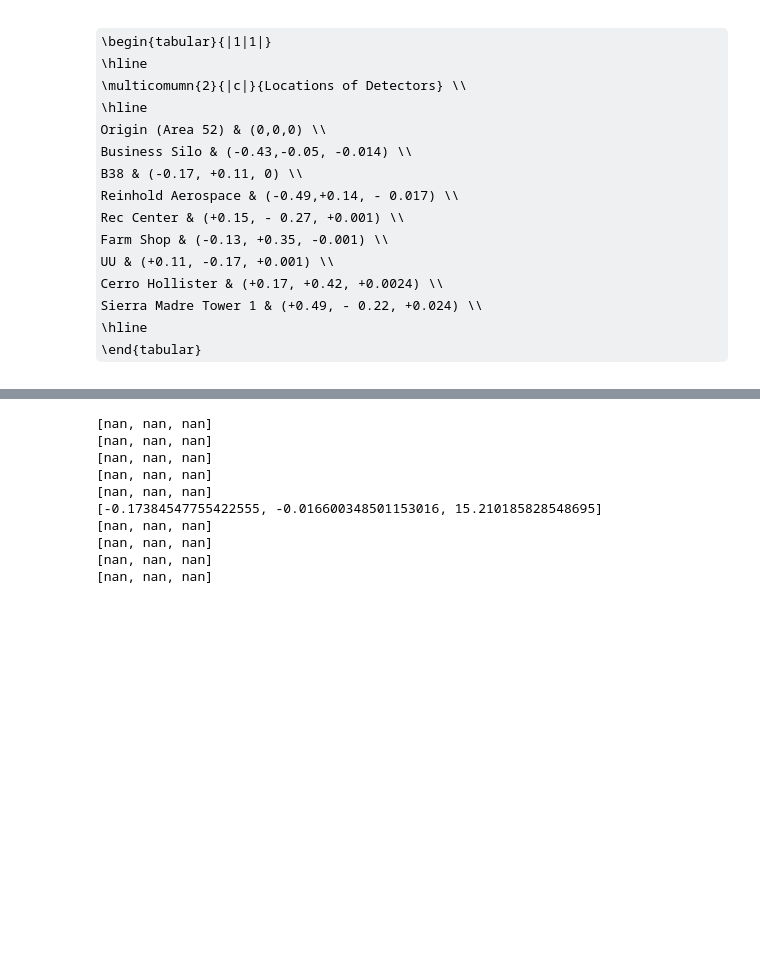
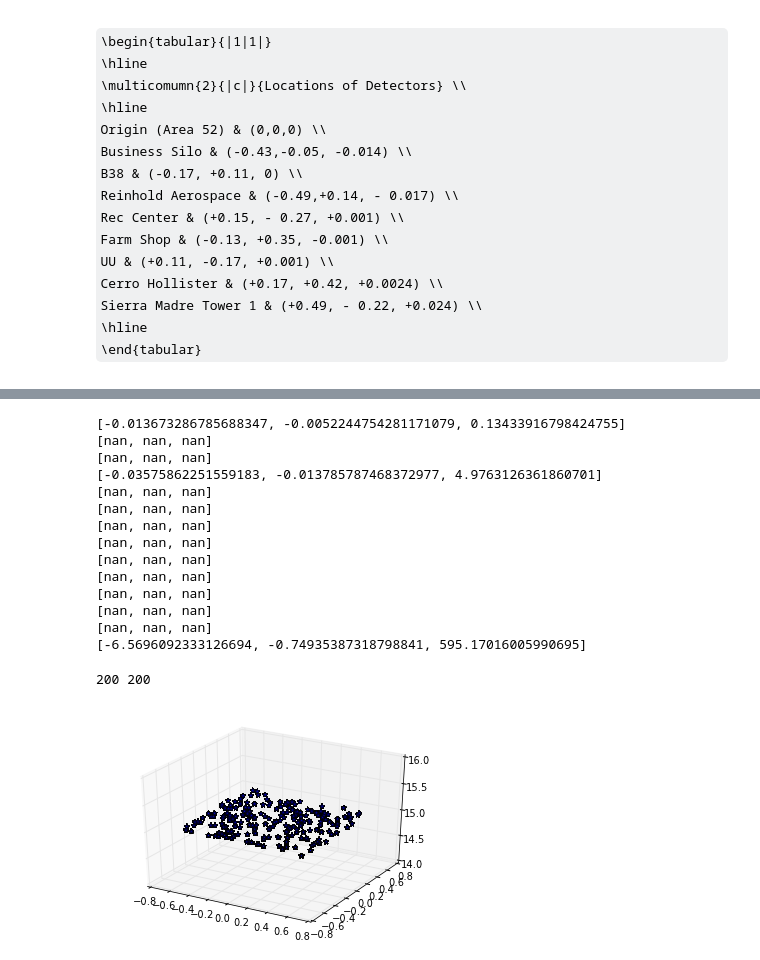
Before and after one commit to kreyno10/PHYS202-S13, a Jupyter notebook: Projects/Multilateration for Cosmic Ray Detection.ipynb, the cells around one changed output, grey strips where cells are left out. Cells and saved outputs as stored; diff of their text form; code cells hidden in the pictures; some formulas as TeX source; blank space fills up the shorter version.

```diff
--- a/Projects/Multilateration for Cosmic Ray Detection.ipynb
+++ b/Projects/Multilateration for Cosmic Ray Detection.ipynb
@@ -23,7 +23,7 @@ Sierra Madre Tower 1 & (+0.49, - 0.22, +0.024) \\
 locx = [0, -0.43, -0.17, -0.49, 0.15, -0.13,0.11,0.17,0.49] #x coordinates of the detectors
 locy = [0, -0.05, 0.115, 0.14, -0.27, 0.35,-0.17, 0.42, -0.22] #y coords of detectors
 locz = [0, -0.014, 0,-0.017,0.001, -0.001, 0.001, 0.0024,0.024]#z coords of detectors
-N = 1 #THIS IS SUPER IMPORTANT. IT IS THE NUMBER OF MUON INTERACTIONS.
+N = 200 #THIS IS SUPER IMPORTANT. IT IS THE NUMBER OF MUON INTERACTIONS.
 h = 15. #kilometers. height from earth of first collision
 theta = .0174 #radians. the cone projected onto earth opens with half angle = 1
 x = zeros(N, float); y = zeros(N, float); angle = zeros(N, float) #random x, y, angle for interactions in top of atmosphere
@@ -35,4 +35,4 @@ H = zeros(N, float); Rcone = zeros(N, float)
 for n in range(N):
     H[n] = h / cos(angle[n]) #distance from first interactions to earth
     Rcone[n] = H[n] * sin(theta) # radius of the cone on ground
-print x, y, angle, H, Rcone
+#print x, y, angle, H, Rcone
@@ -159,7 +88,7 @@ for lst in num_collisions:
         for n in range(i):
             v = (sqrt(1 - (m/(nrg[n]))**2))*c #relativistic velocity of muon
             velo.append(v)
-        print velo
+        #print velo
         time = []
         for n in range(i):
             t = H[n]/velo[n]
@@ -167,7 +96,7 @@ for lst in num_collisions:
         #print time
         if len(time) == len(lst):
             hittimes.append(time)
-print "times for muon arrivals are",hittimes
+#print "times for muon arrivals are",hittimes
 
 dettime = ones(10, float)*(-1) #array of arrival times for all other muons relative to t0
 t =[]
@@ -180,18 +109,18 @@ for timelst in hittimes:
         if i != index:
             timelst[i] = timelst[i] - t0 + delta*timelst[i]
         timelst[index] = 0 #first detector hit
-print "relative hit times are",hittimes
+#print "relative hit times are",hittimes
 
 dettime = ones(10, float)*(-1) #array of arrival times for all other muons relative to t0
 t =[]
-x= 0
+q = 0
 for i in range(len(num_collisions)):# i is index of arrays of dettime in num_col and arrays of timelst in hittimes
-    if x < len(hittimes[i]):
+    if q < len(hittimes[i]):
         for n in num_collisions[i]:#detectors hit, indexing of dettime
-            dettime[n]=hittimes[i][x]
-            x += 1
+            dettime[n]=hittimes[i][q]
+            q += 1
     t.append(dettime)
     dettime = ones(10, float)*(-1)
-    x=0
+    q=0
 print "time detectors hit for each collision counted",t
 # %% [output]
@@ -263,8 +198,9 @@ r [array([  4.09671678e-07,   4.14528032e-07,  -1.00000000e+00,
         -1.00000000e+00])]
 o []
 # %%
-x = []
+g = []
 compute =[]
+gauss = []
 c= 3*10**5
 m = .1057
 v = (sqrt(1 - (m/(4)**2)))*c
@@ -291,12 +227,12 @@ for times in regular:
             Bm = (2*locy[i])/(v*times[i]) - 2*y1/v*t1
             Cm = (2*locz[i])/(v*times[i]) - 2*z1/v*t1
             Dm = v*times[i] - v*t1
-        guass = [Am, Bm, Cm, -Dm]
-        x.append(guass)
-        if len(x) == 3:
-            compute.append(x)
-            x =[]
+            gauss = [Am, Bm, Cm, -Dm]
+        g.append(gauss)
+        if len(g) == 3:
+            compute.append(g)
+            g =[]
 print x0,y0,z0
 print x1,y1,z1,t1
-print compute
+print compute[1:]
 # %% [output]
@@ -343,16 +278,33 @@ def myGauss(m):
     ans.reverse()
     return ans
 #end of borrowed code!
-for ABCD in compute:
+for ABCD in compute[2:]:
     print myGauss(ABCD)
 # %% [output]
+[-0.013673286785688347, -0.0052244754281171079, 0.13433916798424755]
+[nan, nan, nan]
+[nan, nan, nan]
+[-0.03575862251559183, -0.013785787468372977, 4.9763126361860701]
 [nan, nan, nan]
 [nan, nan, nan]
 [nan, nan, nan]
 [nan, nan, nan]
 [nan, nan, nan]
-[-0.17384547755422555, -0.016600348501153016, 15.210185828548695]
 [nan, nan, nan]
 [nan, nan, nan]
 [nan, nan, nan]
 [nan, nan, nan]
+[-6.5696092333126694, -0.74935387318798841, 595.17016005990695]
+# %%
+import numpy as np
+from mpl_toolkits.mplot3d import Axes3D
+import matplotlib.pyplot as plt
+
+fig = plt.figure()
+ax = fig.add_subplot(111, projection='3d')
+print len(x), len(y)
+for n in range(N):
+    ax.scatter(x, y, h, cmap=cm.Oranges, marker='*')
+# %% [output]
+200 200
+[figure, added]
```
Also changed, not shown: parts of 11 cells of this notebook, 1 other file.
